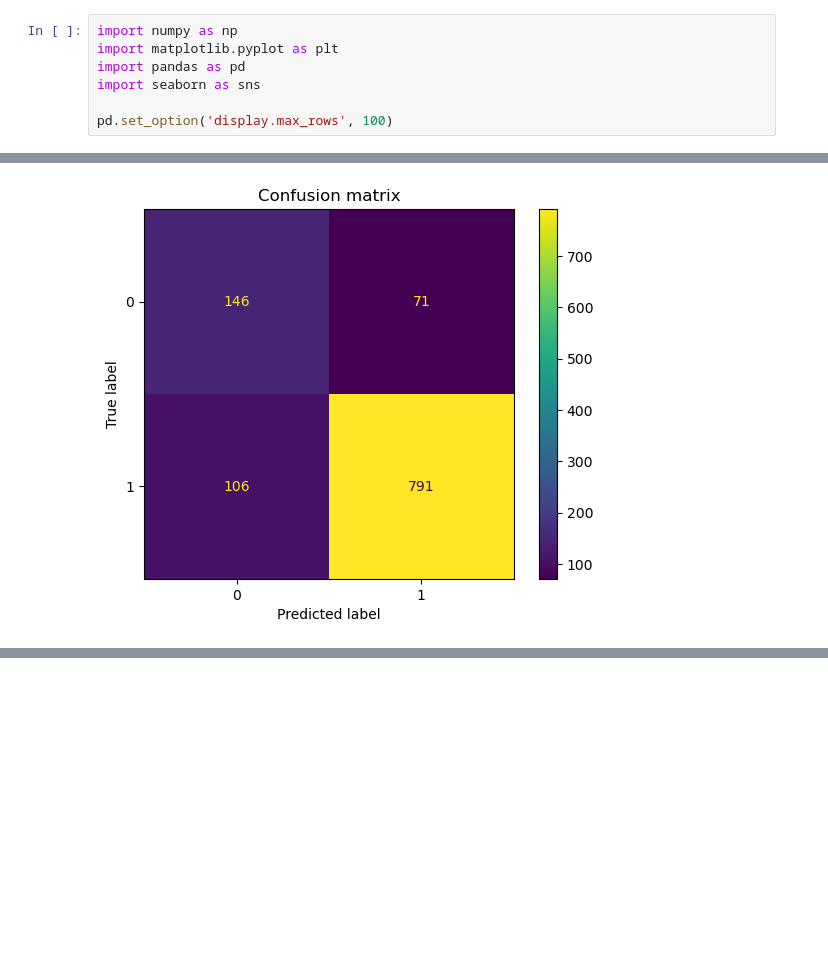
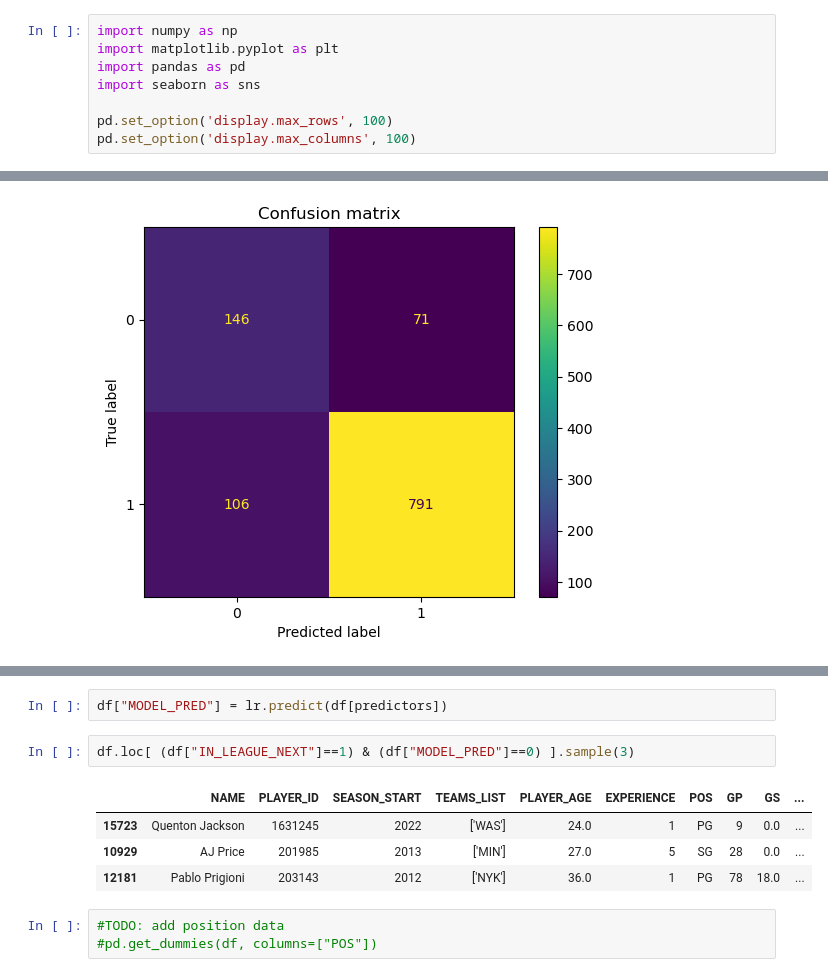
Before and after one commit to NBA-player-transactions/predicting_nba_player_retention, a Jupyter notebook: in_league_next.ipynb, the cells around one changed output, grey strips where cells are left out. Drawn from its saved outputs; the diff is of its cells as text; blank space fills up the shorter version.

Commit message:
working on in_league_next

```diff
--- a/in_league_next.ipynb
+++ b/in_league_next.ipynb
@@ -7,6 +7,7 @@ import pandas as pd
 import seaborn as sns
 
 pd.set_option('display.max_rows', 100)
+pd.set_option('display.max_columns', 100)
 # %% [markdown]
 ## Load/inspect the data
 # %%
@@ -142,0 +156,12 @@ Note that we only used stats and salary data!  We could also include predictors
+# %%
+df["MODEL_PRED"] = lr.predict(df[predictors])
+# %%
+df.loc[ (df["IN_LEAGUE_NEXT"]==1) & (df["MODEL_PRED"]==0) ].sample(3)
+# %% [output]
+|  | NAME | PLAYER_ID | SEASON_START | TEAMS_LIST | PLAYER_AGE | EXPERIENCE | POS | GP | GS | ... |
+| 15723 | Quenton Jackson | 1631245 | 2022 | ['WAS'] | 24.0 | 1 | PG | 9 | 0.0 | ... |
+| 10929 | AJ Price | 201985 | 2013 | ['MIN'] | 27.0 | 5 | SG | 28 | 0.0 | ... |
+| 12181 | Pablo Prigioni | 203143 | 2012 | ['NYK'] | 36.0 | 1 | PG | 78 | 18.0 | ... |
+# %%
+#TODO: add position data
+#pd.get_dummies(df, columns=["POS"])
```
Also changed, not shown: parts of 3 cells of this notebook.
